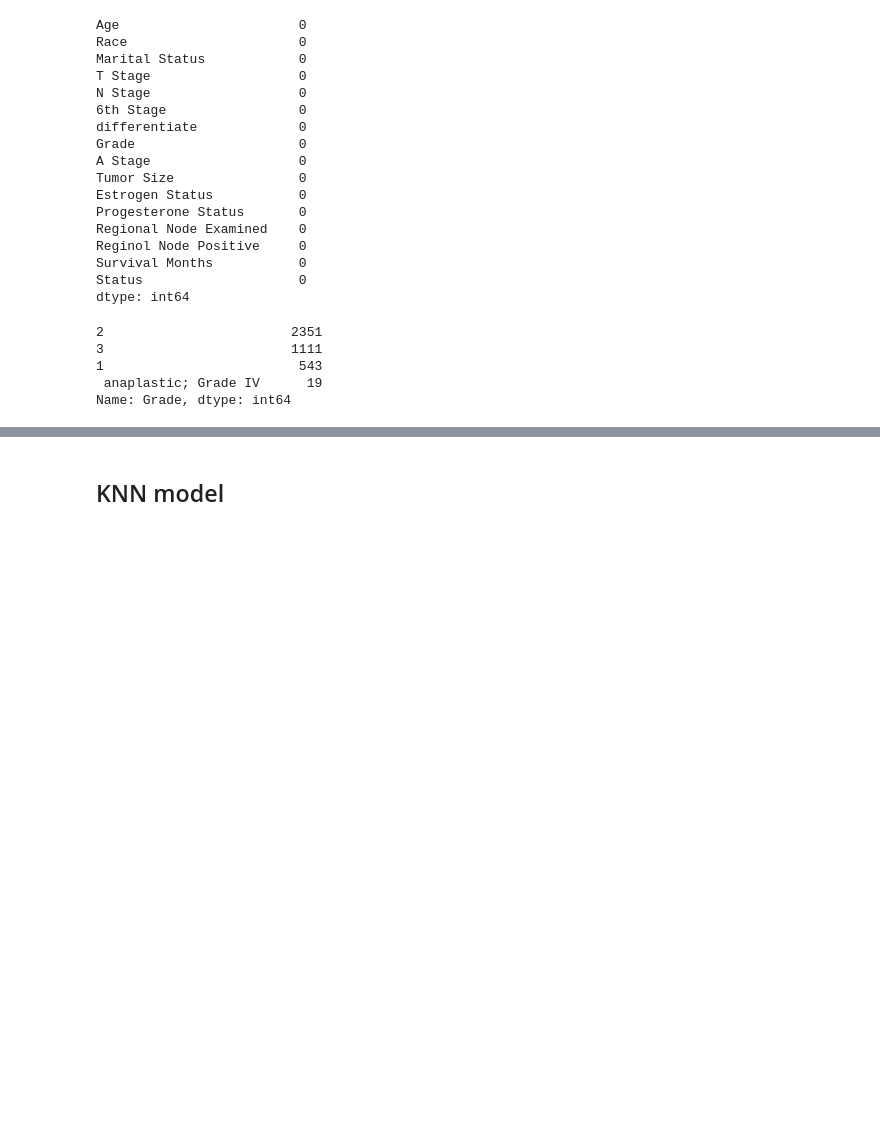
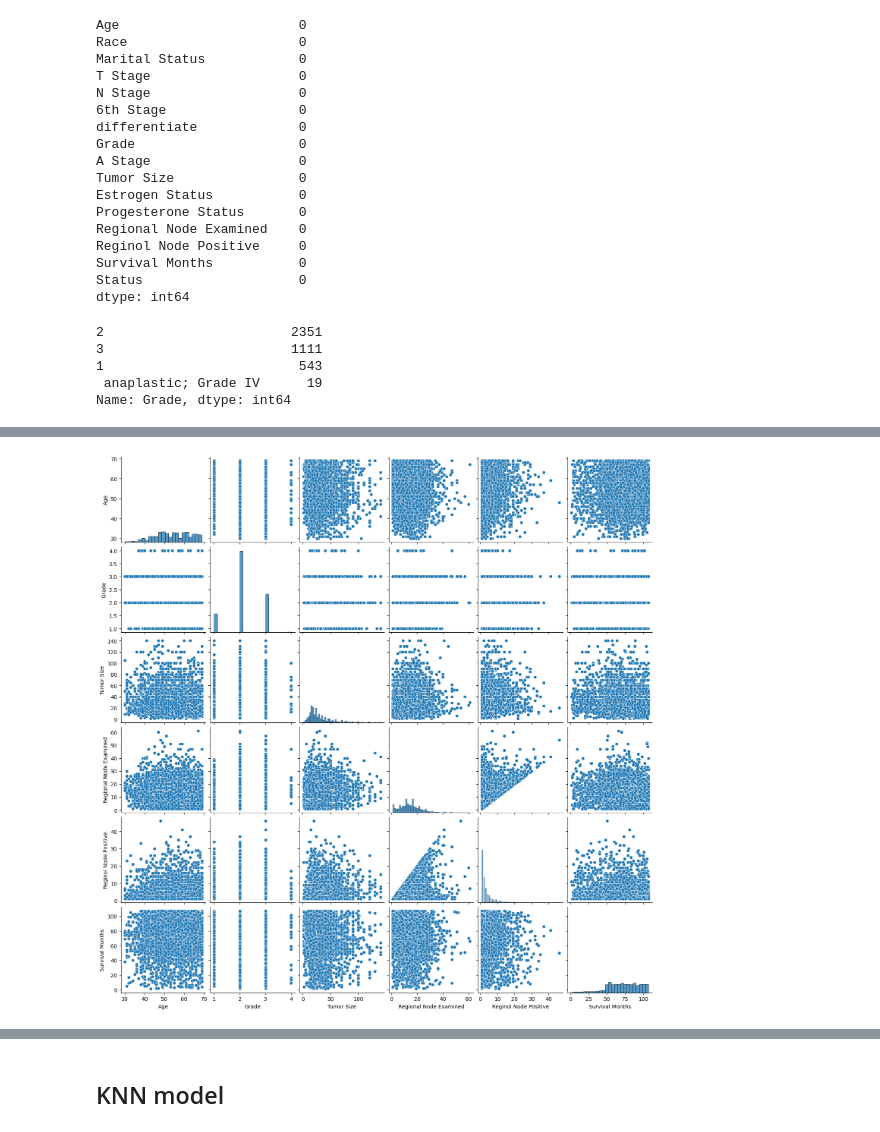
Before and after one commit to norhther/ML-project, a Jupyter notebook: main.ipynb, the cells around one changed output, grey strips where cells are left out. Cells and saved outputs as stored; diff of their text form; code cells hidden in the pictures; blank space fills up the shorter version.

```diff
--- a/main.ipynb
+++ b/main.ipynb
@@ -92,0 +72,5 @@ df_encoded
+# %%
+sns.pairplot(df)
+plt.show()
+# %% [output]
+[figure, added]
```
Also changed, not shown: parts of 28 cells of this notebook.
